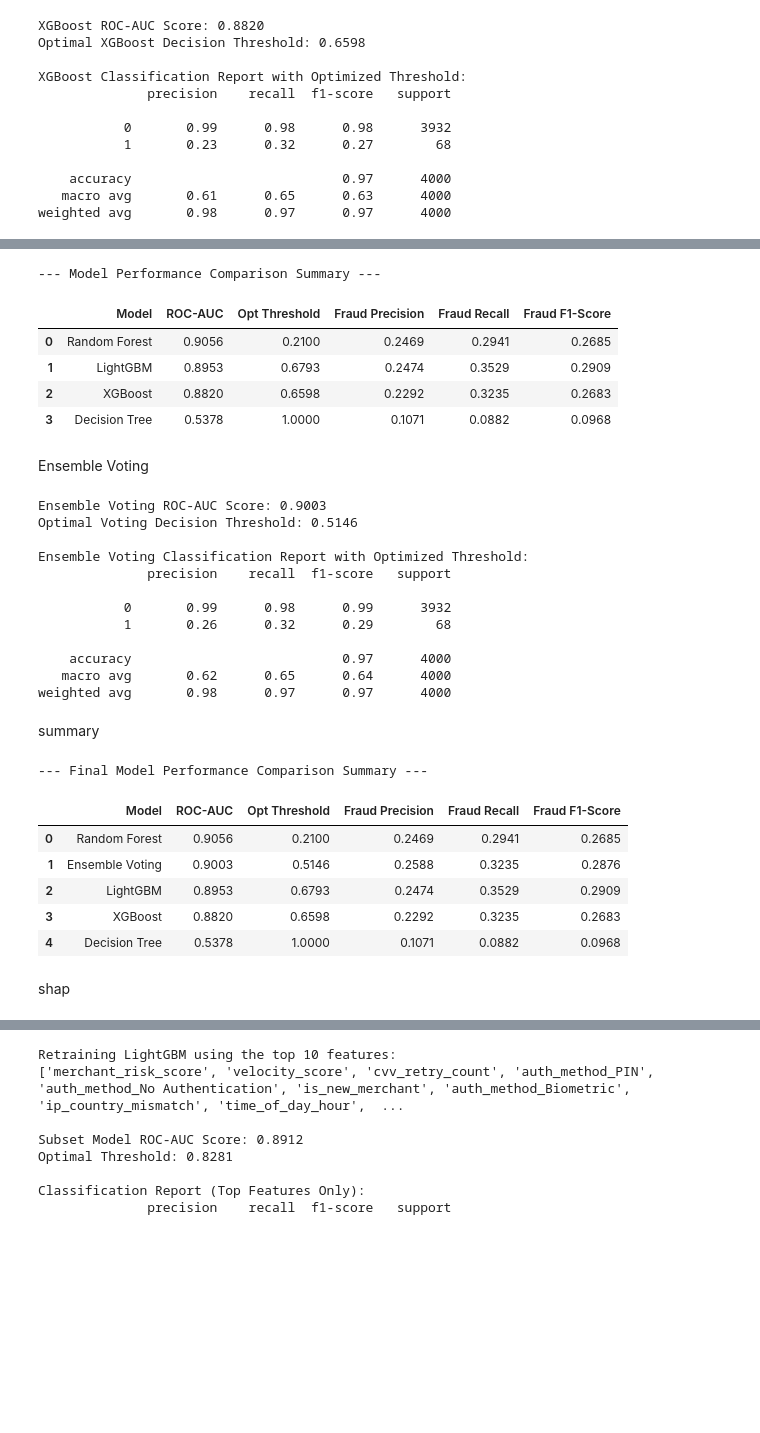
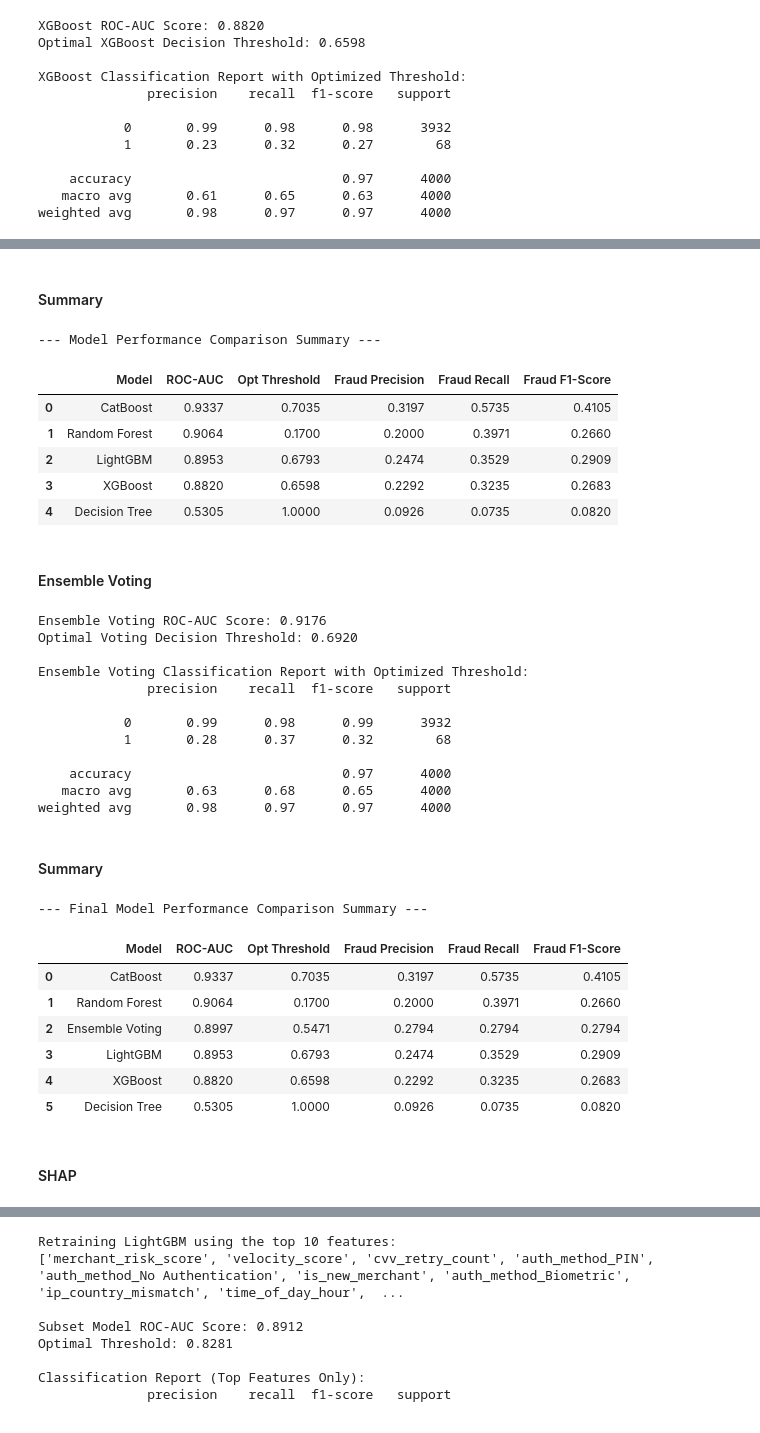
Before and after one commit to vireona/Credit-Card-Fraud-Detection, a Jupyter notebook: credit_card_project.ipynb, the cells around one changed output, grey strips where cells are left out. Saved outputs shown, nothing was run; the diff lists cells and outputs as text; code cells hidden in the pictures; blank space fills up the shorter version.

```diff
--- a/credit_card_project.ipynb
+++ b/credit_card_project.ipynb
@@ -584,3 +916,5 @@ summary
+# %% [markdown]
+#### Summary
 # %%
 import pandas as pd
 import numpy as np
@@ -592,7 +926,8 @@ models = {
     'Random Forest': rf_model,
     'XGBoost': xgb_model,
     'LightGBM': lgb_model,
-    'Decision Tree': dt_model
+    'Decision Tree': dt_model,
+    'CatBoost': cat_model
 }
 
 results = []
@@ -642,23 +977,24 @@ display(summary_df)
 # %% [output]
 --- Model Performance Comparison Summary ---
 |  | Model | ROC-AUC | Opt Threshold | Fraud Precision | Fraud Recall | Fraud F1-Score |
-| 0 | Random Forest | 0.9056 | 0.2100 | 0.2469 | 0.2941 | 0.2685 |
-| 1 | LightGBM | 0.8953 | 0.6793 | 0.2474 | 0.3529 | 0.2909 |
-| 2 | XGBoost | 0.8820 | 0.6598 | 0.2292 | 0.3235 | 0.2683 |
-| 3 | Decision Tree | 0.5378 | 1.0000 | 0.1071 | 0.0882 | 0.0968 |
+| 0 | CatBoost | 0.9337 | 0.7035 | 0.3197 | 0.5735 | 0.4105 |
+| 1 | Random Forest | 0.9064 | 0.1700 | 0.2000 | 0.3971 | 0.2660 |
+| 2 | LightGBM | 0.8953 | 0.6793 | 0.2474 | 0.3529 | 0.2909 |
+| 3 | XGBoost | 0.8820 | 0.6598 | 0.2292 | 0.3235 | 0.2683 |
+| 4 | Decision Tree | 0.5305 | 1.0000 | 0.0926 | 0.0735 | 0.0820 |
-# %% [markdown]
-Ensemble Voting
+# %% [markdown]
+#### Ensemble Voting
 # %%
 import numpy as np
 from sklearn.metrics import precision_recall_curve, classification_report, roc_auc_score
 
 # 1. Get probabilities from each trained model
-y_prob_rf = rf_model.predict_proba(X_test_encoded)[:, 1]
+y_prob_cat = cat_model.predict_proba(X_test_encoded)[:, 1]
 y_prob_xgb = xgb_model.predict_proba(X_test_encoded)[:, 1]
 y_prob_lgb = lgb_model.predict_proba(X_test_encoded)[:, 1]
 
 # 2. Average them together for soft voting
-y_prob_voting = (y_prob_rf + y_prob_xgb + y_prob_lgb) / 3
+y_prob_voting = (y_prob_cat + y_prob_xgb + y_prob_lgb) / 3
 
 # 3. Print ROC-AUC Score
 print(
@@ -679,20 +1015,20 @@ y_pred_voting_custom = (y_prob_voting >= best_threshold_voting).astype(int)
 print("\nEnsemble Voting Classification Report with Optimized Threshold:")
 print(classification_report(y_test, y_pred_voting_custom))
 # %% [output]
-Ensemble Voting ROC-AUC Score: 0.9003
-Optimal Voting Decision Threshold: 0.5146
+Ensemble Voting ROC-AUC Score: 0.9176
+Optimal Voting Decision Threshold: 0.6920
 
 Ensemble Voting Classification Report with Optimized Threshold:
               precision    recall  f1-score   support
 
            0       0.99      0.98      0.99      3932
-           1       0.26      0.32      0.29        68
+           1       0.28      0.37      0.32        68
 
     accuracy                           0.97      4000
-   macro avg       0.62      0.65      0.64      4000
+   macro avg       0.63      0.68      0.65      4000
 weighted avg       0.98      0.97      0.97      4000
-# %% [markdown]
-summary
+# %% [markdown]
+#### Summary
 # %%
 import pandas as pd
 import numpy as np
@@ -710,7 +1046,8 @@ models = {
     'LightGBM': y_prob_lgb,
     'XGBoost': y_prob_xgb,
     'Ensemble Voting': y_prob_voting,
-    'Decision Tree': dt_model.predict_proba(X_test_encoded)[:, 1]
+    'Decision Tree': dt_model.predict_proba(X_test_encoded)[:, 1],
+    'CatBoost': y_prob_cat
 }
 
 results = []
@@ -730,40 +1067,41 @@ for name, y_prob in models.items():
     y_pred = (y_prob >= best_threshold).astype(int)
 
     # 5. Extract metrics for Class 1 (Fraud)
     precision, recall, f1, _ = precision_recall_fscore_support(
         y_test, y_pred, average=None, zero_division=0)
 
     fraud_precision = precision[1] if len(precision) > 1 else 0.0
     fraud_recall = recall[1] if len(recall) > 1 else 0.0
     fraud_f1 = f1[1] if len(f1) > 1 else 0.0
 
     # Store results
     results.append({
         'Model': name,
         'ROC-AUC': round(roc_auc, 4),
         'Opt Threshold': round(best_threshold, 4),
         'Fraud Precision': round(fraud_precision, 4),
         'Fraud Recall': round(fraud_recall, 4),
         'Fraud F1-Score': round(fraud_f1, 4)
     })
 
 # Convert to DataFrame and sort by ROC-AUC
 summary_df = pd.DataFrame(results).sort_values(
     by='ROC-AUC', ascending=False).reset_index(drop=True)
 
 # Display final comparison table
 print("--- Final Model Performance Comparison Summary ---")
 display(summary_df)
 # %% [output]
 --- Final Model Performance Comparison Summary ---
 |  | Model | ROC-AUC | Opt Threshold | Fraud Precision | Fraud Recall | Fraud F1-Score |
-| 0 | Random Forest | 0.9056 | 0.2100 | 0.2469 | 0.2941 | 0.2685 |
-| 1 | Ensemble Voting | 0.9003 | 0.5146 | 0.2588 | 0.3235 | 0.2876 |
-| 2 | LightGBM | 0.8953 | 0.6793 | 0.2474 | 0.3529 | 0.2909 |
-| 3 | XGBoost | 0.8820 | 0.6598 | 0.2292 | 0.3235 | 0.2683 |
-| 4 | Decision Tree | 0.5378 | 1.0000 | 0.1071 | 0.0882 | 0.0968 |
+| 0 | CatBoost | 0.9337 | 0.7035 | 0.3197 | 0.5735 | 0.4105 |
+| 1 | Random Forest | 0.9064 | 0.1700 | 0.2000 | 0.3971 | 0.2660 |
+| 2 | Ensemble Voting | 0.8997 | 0.5471 | 0.2794 | 0.2794 | 0.2794 |
+| 3 | LightGBM | 0.8953 | 0.6793 | 0.2474 | 0.3529 | 0.2909 |
+| 4 | XGBoost | 0.8820 | 0.6598 | 0.2292 | 0.3235 | 0.2683 |
+| 5 | Decision Tree | 0.5305 | 1.0000 | 0.0926 | 0.0735 | 0.0820 |
-# %% [markdown]
-shap
+# %% [markdown]
+#### SHAP
 # %%
 import shap
 import pandas as pd
```
Also changed, not shown: parts of 61 cells of this notebook, 8 other files.
